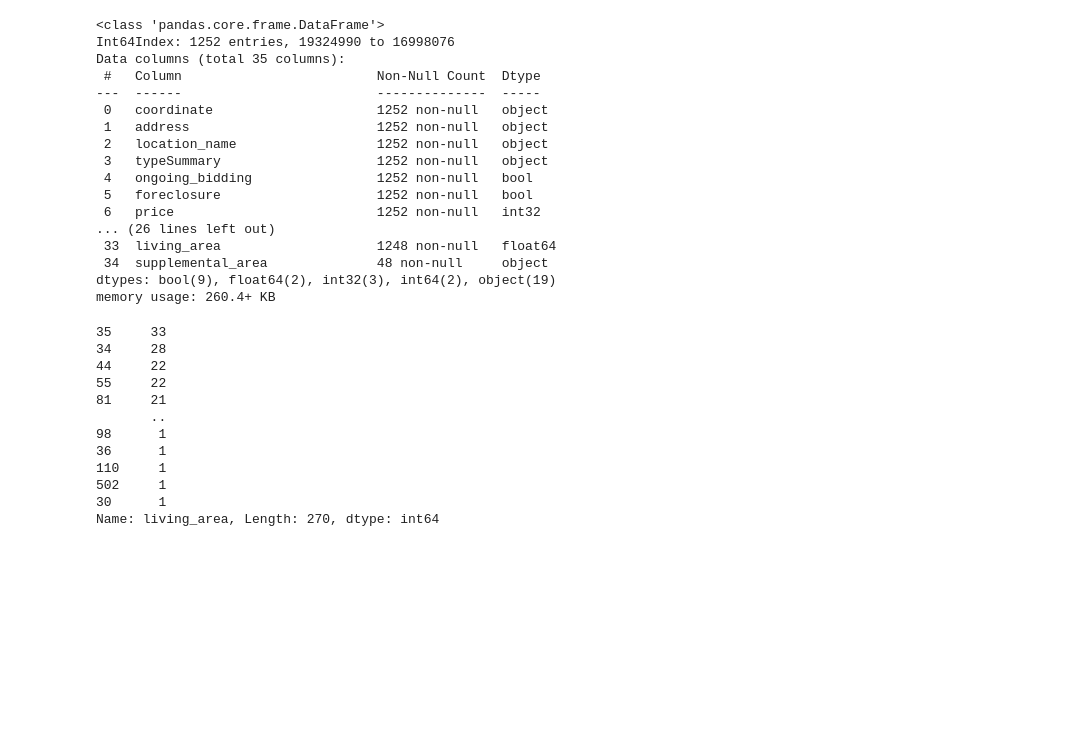
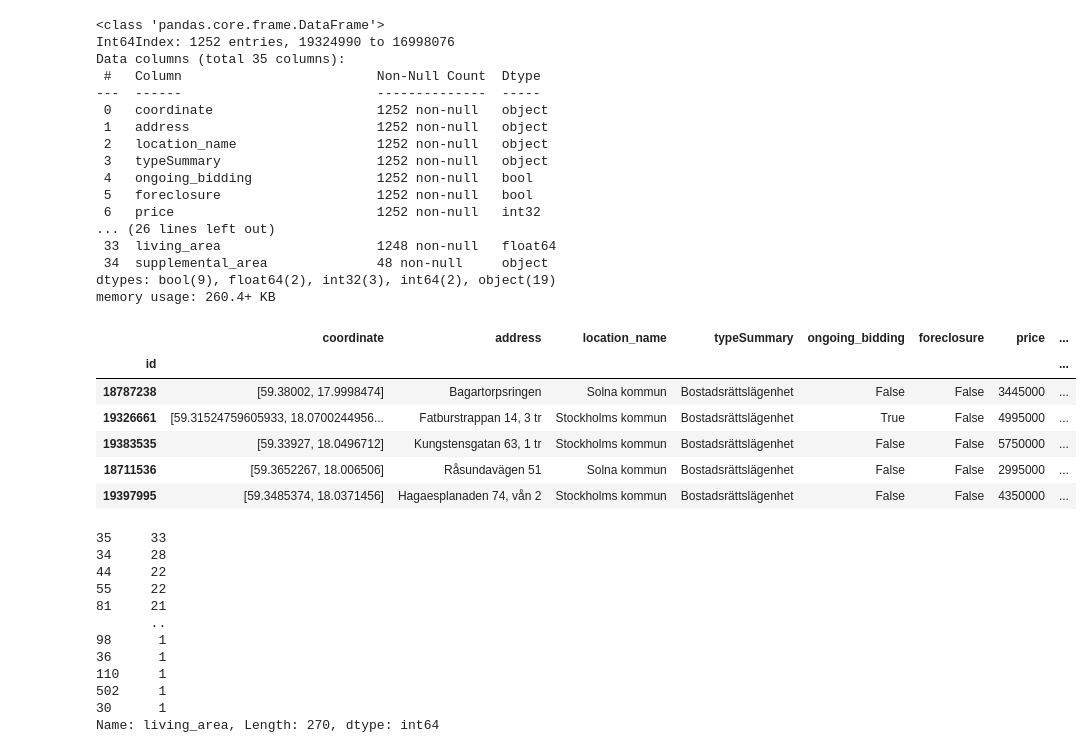
Before and after one commit to robboten/hemnet-transform, a Jupyter notebook: notebooks/look.ipynb, the cells around one changed output. Cells and saved outputs as stored; diff of their text form; code cells hidden in the pictures; blank space fills up the shorter version.

```diff
--- a/notebooks/look.ipynb
+++ b/notebooks/look.ipynb
@@ -15,7 +15,7 @@ def check_int(value):
     except ValueError:
         return value
 # %%
-df=pd.read_parquet("./2nd_transformed_data.parquet",engine='pyarrow')
+df=pd.read_parquet("../data/2nd_transformed_data.parquet")
 df.info()
 # %% [output]
 <class 'pandas.core.frame.DataFrame'>
@@ -35,6 +35,16 @@ Data columns (total 35 columns):
  34  supplemental_area              48 non-null     object
 dtypes: bool(9), float64(2), int32(3), int64(2), object(19)
 memory usage: 260.4+ KB
+# %%
+df.sample(5)
+# %% [output]
+|  | coordinate | address | location_name | typeSummary | ongoing_bidding | foreclosure | price | ... |
+| id |  |  |  |  |  |  |  | ... |
+| 18787238 | [59.38002, 17.9998474] | Bagartorpsringen | Solna kommun | Bostadsrättslägenhet | False | False | 3445000 | ... |
+| 19326661 | [59.31524759605933, 18.0700244956... | Fatburstrappan 14, 3 tr | Stockholms kommun | Bostadsrättslägenhet | True | False | 4995000 | ... |
+| 19383535 | [59.33927, 18.0496712] | Kungstensgatan 63, 1 tr | Stockholms kommun | Bostadsrättslägenhet | False | False | 5750000 | ... |
+| 18711536 | [59.3652267, 18.006506] | Råsundavägen 51 | Solna kommun | Bostadsrättslägenhet | False | False | 2995000 | ... |
+| 19397995 | [59.3485374, 18.0371456] | Hagaesplanaden 74, vån 2 | Stockholms kommun | Bostadsrättslägenhet | False | False | 4350000 | ... |
 # %%
 df['living_area'].value_counts()
 # %% [output]
```
Also changed, not shown: parts of 5 cells of this notebook.
